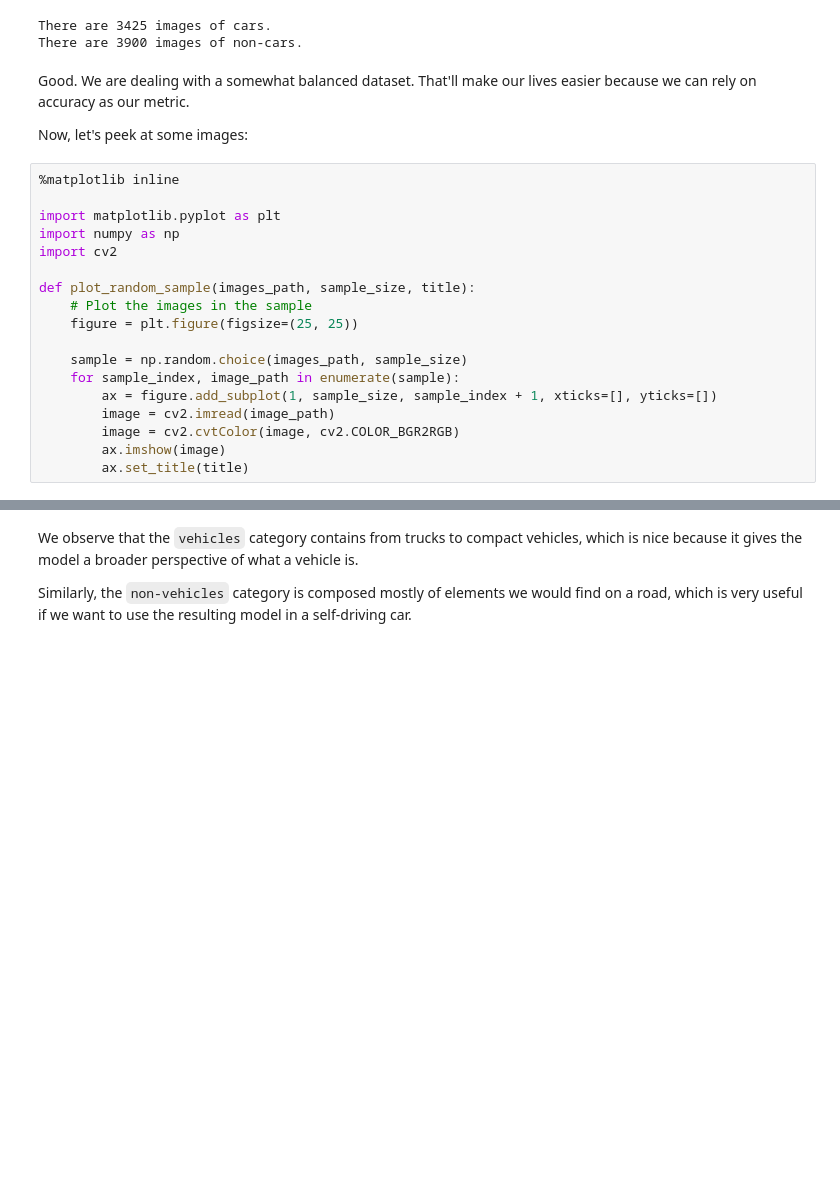
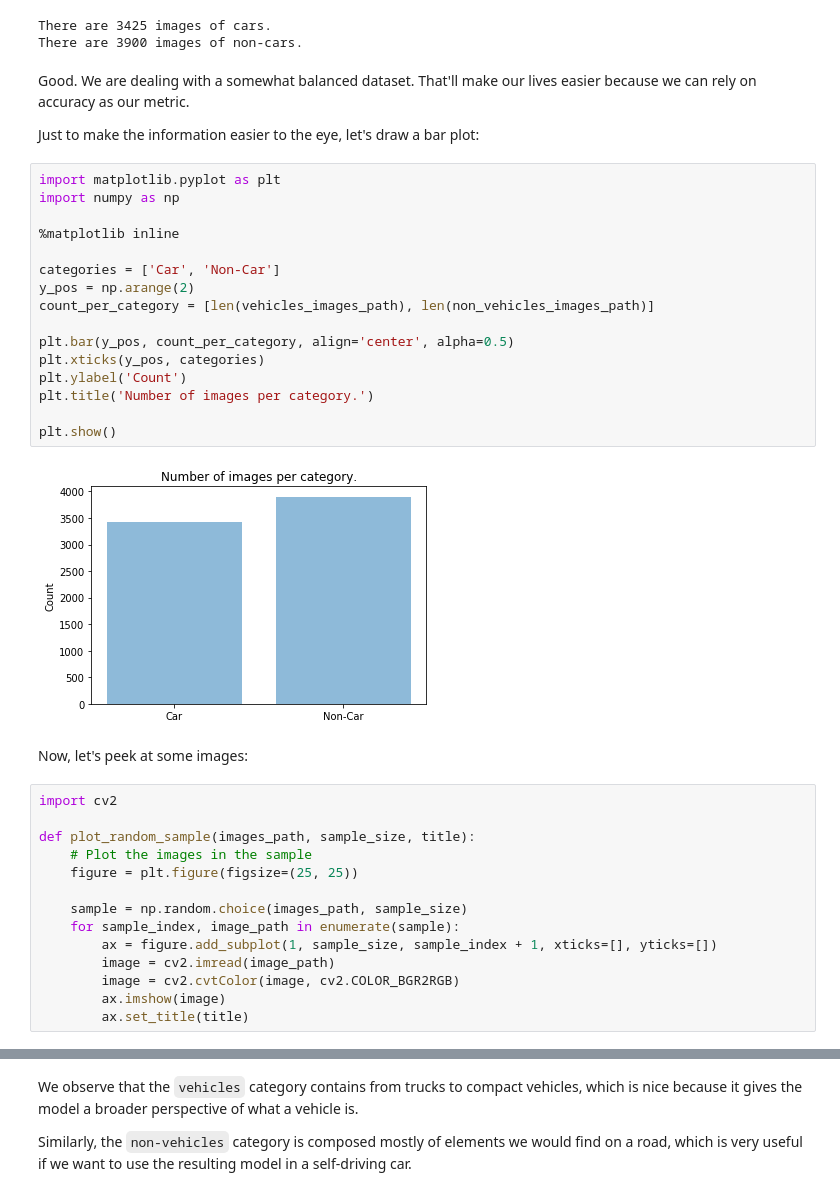
Before and after one commit to jesus-a-martinez-v/deep-learning-car-detector, a Jupyter notebook: 2. Data.ipynb, the cells around one changed output, grey strips where cells are left out. Drawn from its saved outputs; the diff is of its cells as text; blank space fills up the shorter version.

Commit message:
Adds bar plot to second notebook.

```diff
--- a/2. Data.ipynb
+++ b/2. Data.ipynb
@@ -49,12 +49,28 @@ There are 3900 images of non-cars.
 # %% [markdown]
 Good. We are dealing with a somewhat balanced dataset. That'll make our lives easier because we can rely on accuracy as our metric.
 
-Now, let's peek at some images:
+Just to make the information easier to the eye, let's draw a bar plot:
+# %%
+import matplotlib.pyplot as plt
+import numpy as np
+
+%matplotlib inline
+
+categories = ['Car', 'Non-Car']
+y_pos = np.arange(2)
+count_per_category = [len(vehicles_images_path), len(non_vehicles_images_path)]
+
+plt.bar(y_pos, count_per_category, align='center', alpha=0.5)
+plt.xticks(y_pos, categories)
+plt.ylabel('Count')
+plt.title('Number of images per category.')
+
+plt.show()
+# %% [output]
+[figure, added]
+# %% [markdown]
+Now, let's peek at some images:
 # %%
-%matplotlib inline
-
-import matplotlib.pyplot as plt
-import numpy as np
 import cv2
 
 def plot_random_sample(images_path, sample_size, title):
```
Also changed, not shown: parts of 2 cells of this notebook.
